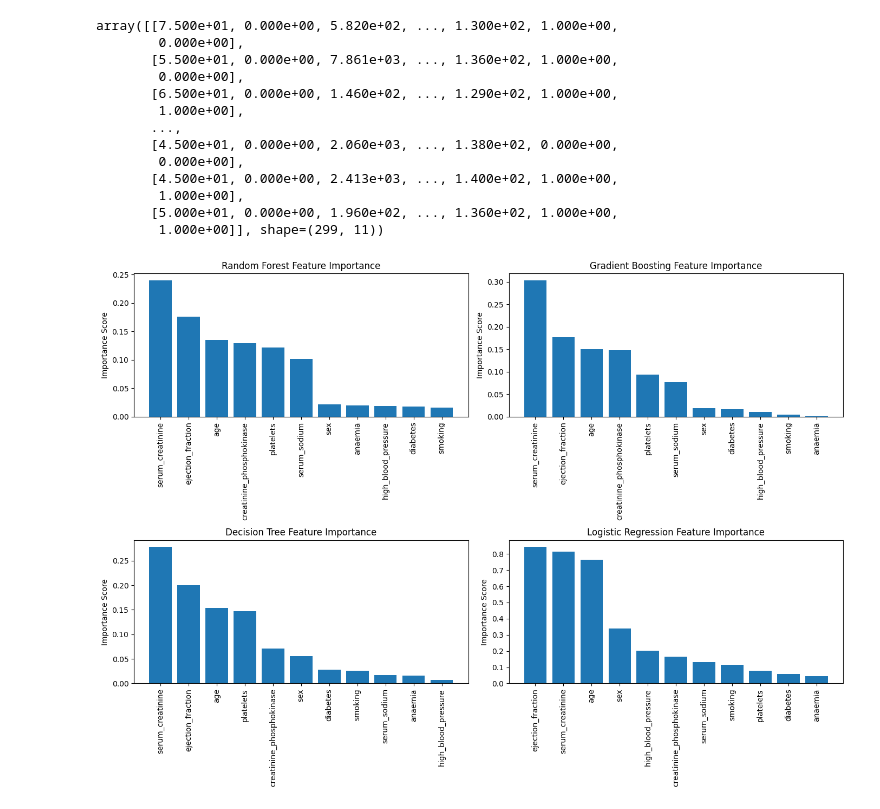
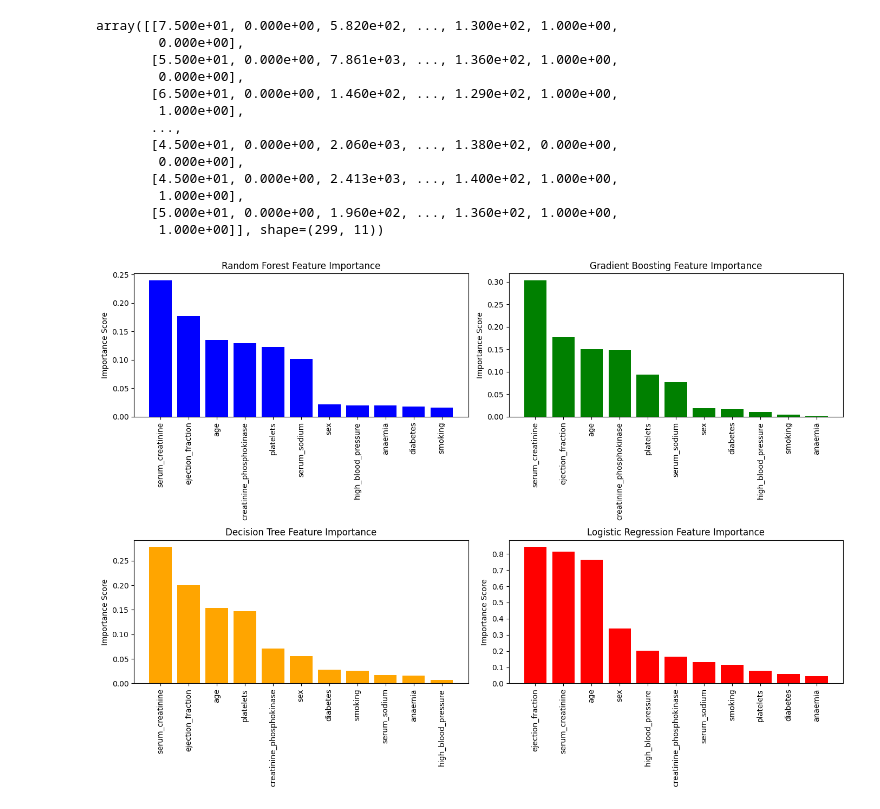
Before and after one commit to AliG2008/heart_failure_code, a Jupyter notebook: heart_failure.ipynb, the cells around one changed output. Saved outputs shown, nothing was run; the diff lists cells and outputs as text; code cells hidden in the pictures.

Commit message:
update figures

```diff
--- a/heart_failure.ipynb
+++ b/heart_failure.ipynb
@@ -68,32 +68,39 @@ models = {
     "Logistic Regression": LogisticRegression(random_state=42)
 }
 
 # Train models and collect importances
 importances_dict = {}
 
 for name, model in models.items():
     if name == "Logistic Regression":
         model.fit(X_train_scaled, y_train)
         importances = np.abs(model.coef_[0])  # Use absolute value of coefficients
     else:
         model.fit(X_train, y_train)
         importances = model.feature_importances_
 
     importances_dict[name] = importances
 
+colors={
+    'Random Forest': 'blue',
+    'Gradient Boosting': 'green',
+    'Decision Tree': 'orange',
+    'Logistic Regression': 'red'
+}
+
 # Plot feature importances
 fig, axs = plt.subplots(2, 2, figsize=(14, 10))
 axs = axs.flatten()
 
 for i, (name, importances) in enumerate(importances_dict.items()):
     indices = np.argsort(importances)[::-1]
-    axs[i].bar(range(len(importances)), importances[indices], align="center")
+    axs[i].bar(range(len(importances)), importances[indices], align="center", color =colors[name])
     axs[i].set_xticks(range(len(importances)))
     axs[i].set_xticklabels([feature_names[j] for j in indices], rotation=90)
     axs[i].set_title(f"{name} Feature Importance")
     axs[i].set_ylabel("Importance Score")
 
 plt.tight_layout()
 plt.show()
 # %% [output]
-[figure, old version]
+[figure, new version]
```
